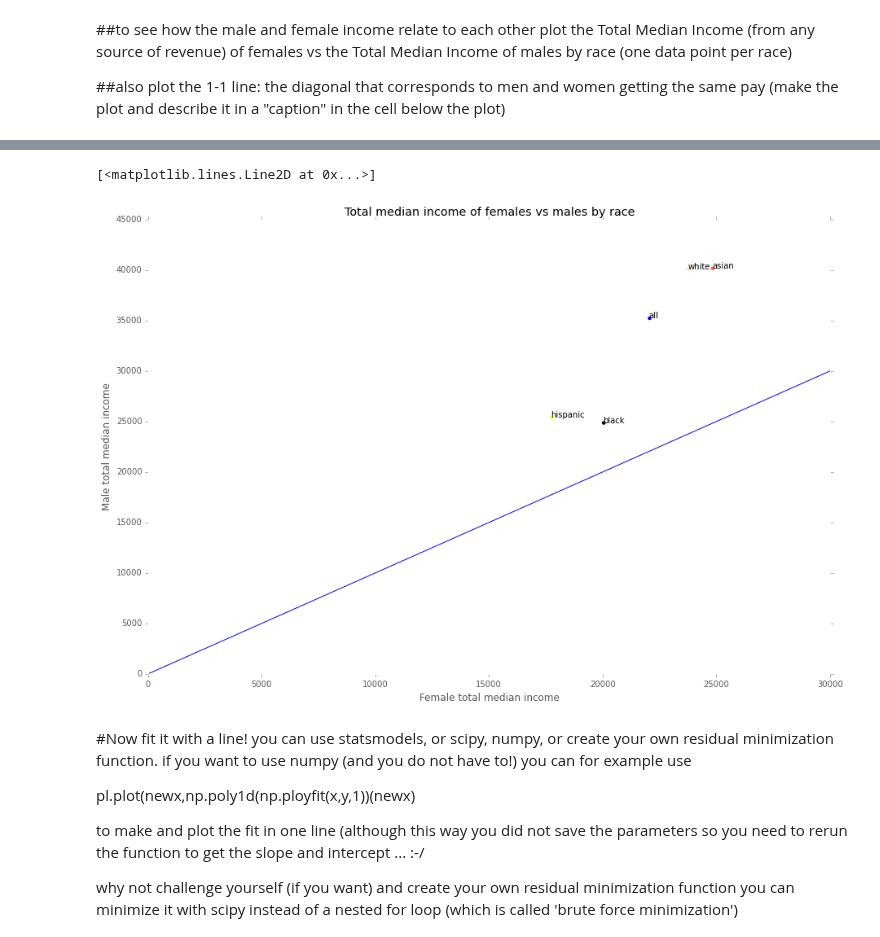
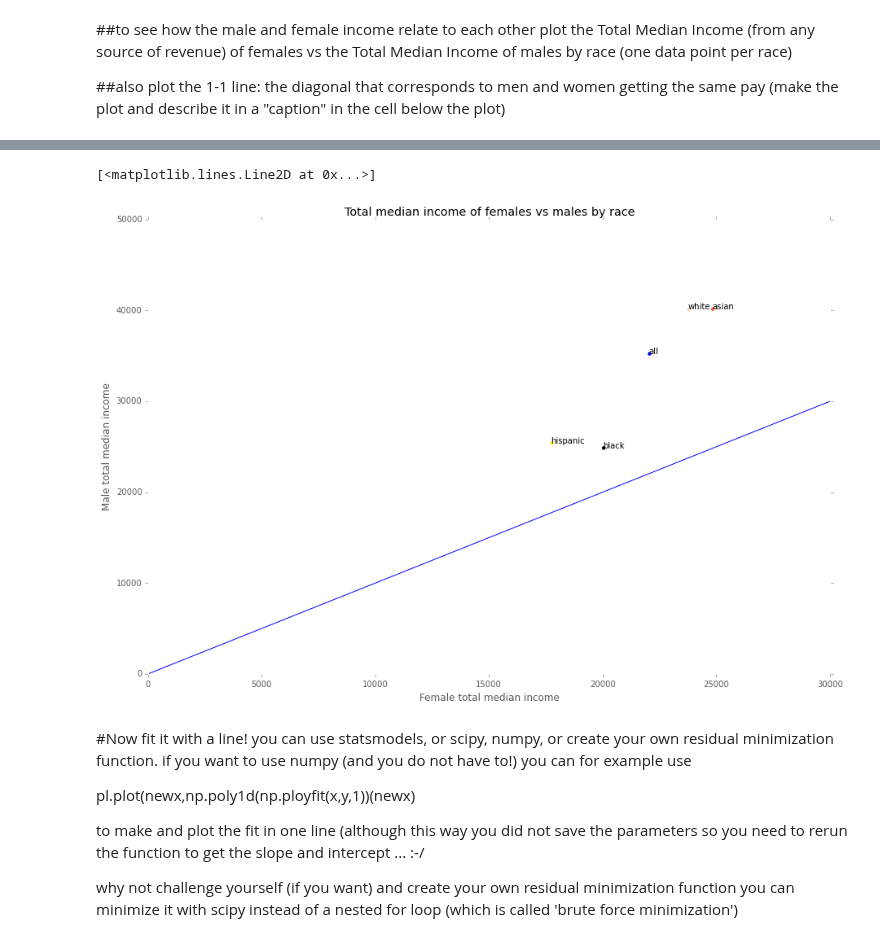
Before and after one commit to jjhall77/PUI2015_jjhall, a Jupyter notebook: HW5/income_by_gender-instructions.ipynb, the cells around one changed output, grey strips where cells are left out. Saved outputs shown, nothing was run; the diff lists cells and outputs as text; code cells hidden in the pictures.

```diff
--- a/HW5/income_by_gender-instructions.ipynb
+++ b/HW5/income_by_gender-instructions.ipynb
@@ -121,24 +121,24 @@ print allmales['all']
 # %%
 fig = pl.figure(figsize=(15,10))
 ax1 = fig.add_subplot(111)
 ax1.set_ylabel('Male total median income')
 ax1.set_xlabel('Female total median income')
 ax1.set_title('Total median income of females vs males by race')
-ax1.set_ylim([0,45000])
+ax1.set_ylim([0,50000])
 ax1.set_xlim([0,30000])
 
 race_colors = {'all':'blue','asian':'tomato','black':'black','hispanic':'yellow','white':'peachpuff'}
 
 for race in allfemales:
     ax1.scatter(allfemales[race]['Median income'][1],allmales[race]['Median income'][1],s=20,edgecolor='none',color = race_colors[race])
 for i,n in enumerate(race_colors):
     ax1.annotate(race_colors.keys()[i], (allfemales[n]['Median income'][1],allmales[n]['Median income'][1]))
 
 
 ax1.plot([0,45000],[0,45000],'-b',label='Equality Line')
 # %% [output]
 [<matplotlib.lines.Line2D at 0x...>]
-[figure, old version]
+[figure, new version]
 # %% [markdown]
 #Now fit it with a line!
 you can use statsmodels, or scipy, numpy, or create your own residual minimization function.
```
Also changed, not shown: parts of 4 cells of this notebook.
